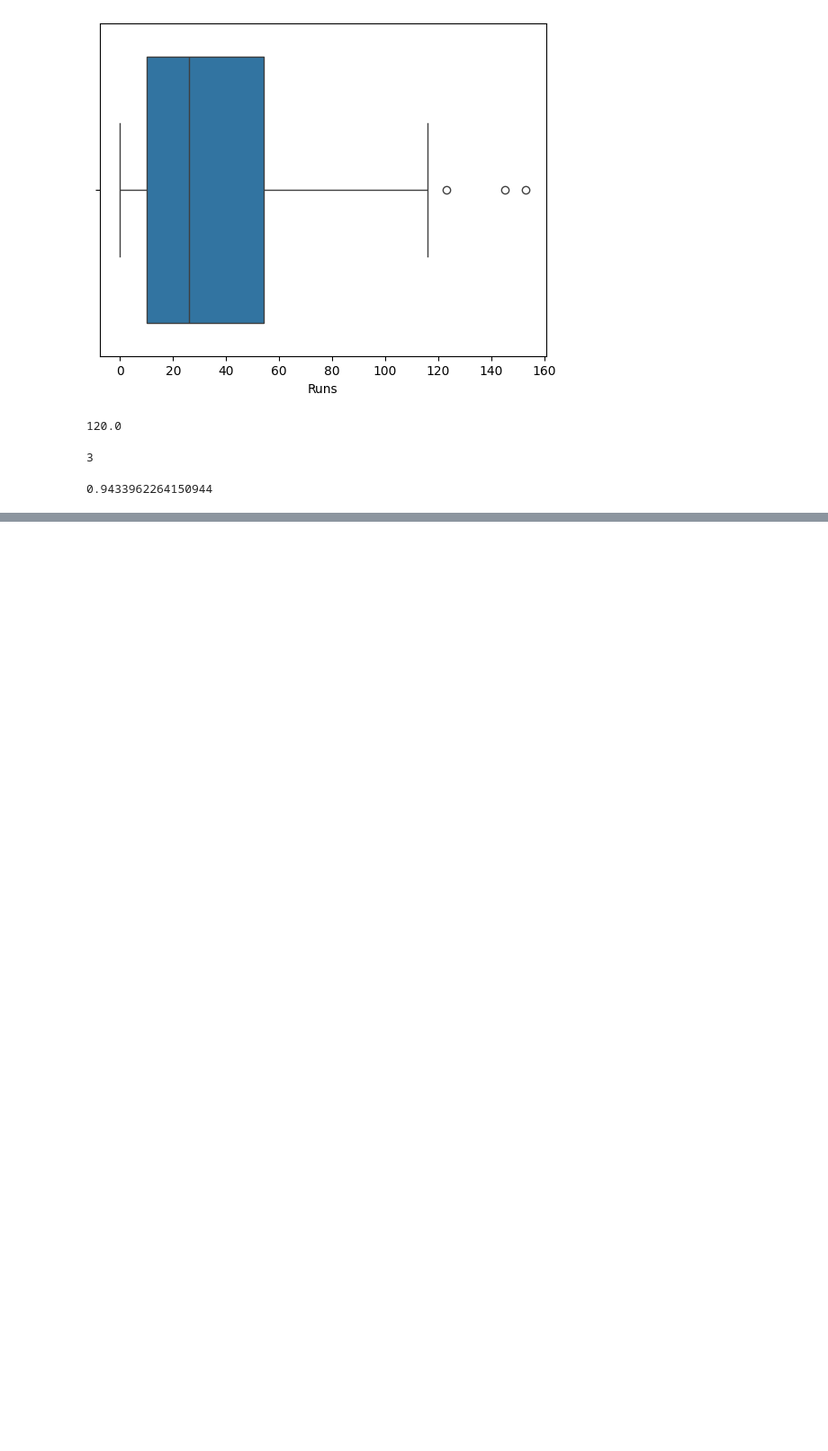
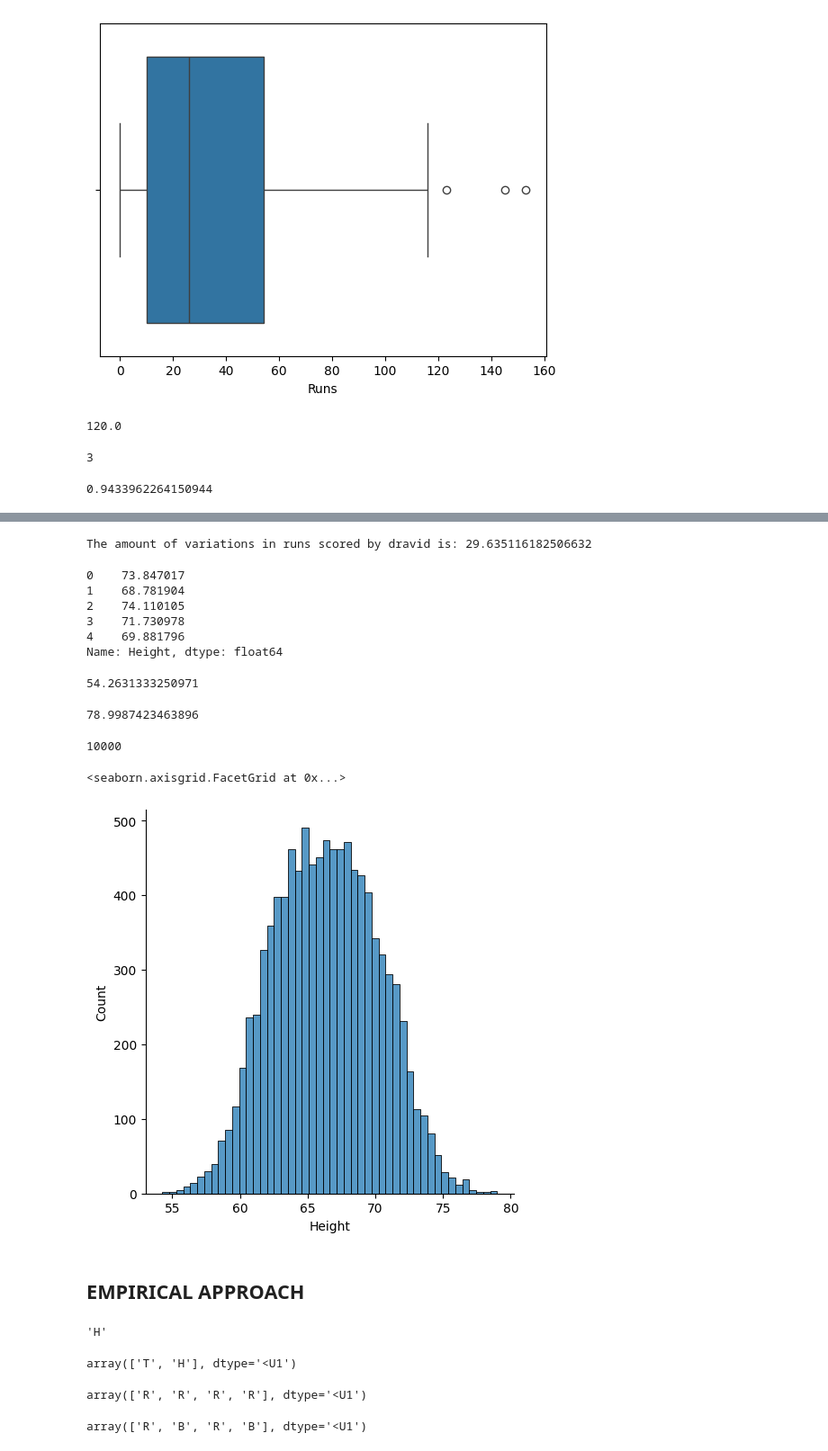
Before and after one commit to anamalamurali/pythonlearning, a Jupyter notebook: DAV2.ipynb, the cells around one changed output, grey strips where cells are left out. Shown: that part at 90% size. Saved outputs shown, nothing was run; the diff lists cells and outputs as text; code cells hidden in the pictures; blank space fills up the shorter version.

```diff
--- a/DAV2.ipynb
+++ b/DAV2.ipynb
@@ -605,0 +949,56 @@ len(outliers_dravid) * 100 /len(dravid)
+# %%
+std_dev_dravid = np.std(dravid["Runs"])
+
+print("The amount of variations in runs scored by dravid is:",std_dev_dravid)
+# %% [output]
+The amount of variations in runs scored by dravid is: 29.635116182506632
+# %%
+df_height.head()
+# %% [output]
+0    73.847017
+1    68.781904
+2    74.110105
+3    71.730978
+4    69.881796
+Name: Height, dtype: float64
+# %%
+min_height = df_height.min()
+min_height
+# %% [output]
+54.2631333250971
+# %%
+max_height = df_height.max()
+max_height
+# %% [output]
+78.9987423463896
+# %%
+total = len(df_height)
+total
+# %% [output]
+10000
+# %%
+sns.displot(df_height)
+# %% [output]
+<seaborn.axisgrid.FacetGrid at 0x...>
+[figure, added]
+# %% [markdown]
+## EMPIRICAL APPROACH
+# %%
+# X = {0, 1, 2, 3, 4}
+np.random.choice(['H','T'])
+# %% [output]
+'H'
+# %%
+np.random.choice(['H','T','T'], 2)
+# %% [output]
+array(['T', 'H'], dtype='<U1')
+# %%
+#CASINO PROBLEM
+np.random.choice(['R','R','R','B','B'], size=4)
+# %% [output]
+array(['R', 'R', 'R', 'R'], dtype='<U1')
+# %%
+rolls = np.random.choice(['R','R','R','B','B'], size = 4)
+rolls
+# %% [output]
+array(['R', 'B', 'R', 'B'], dtype='<U1')
```
Also changed, not shown: parts of 83 cells of this notebook.
